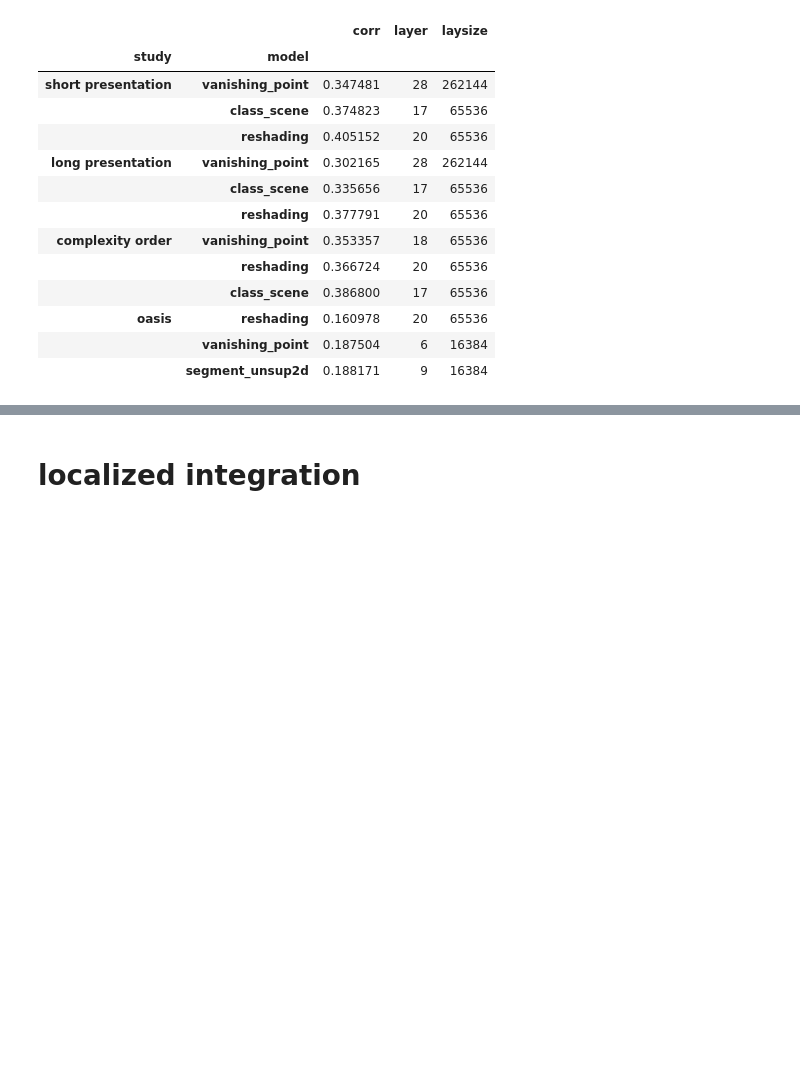
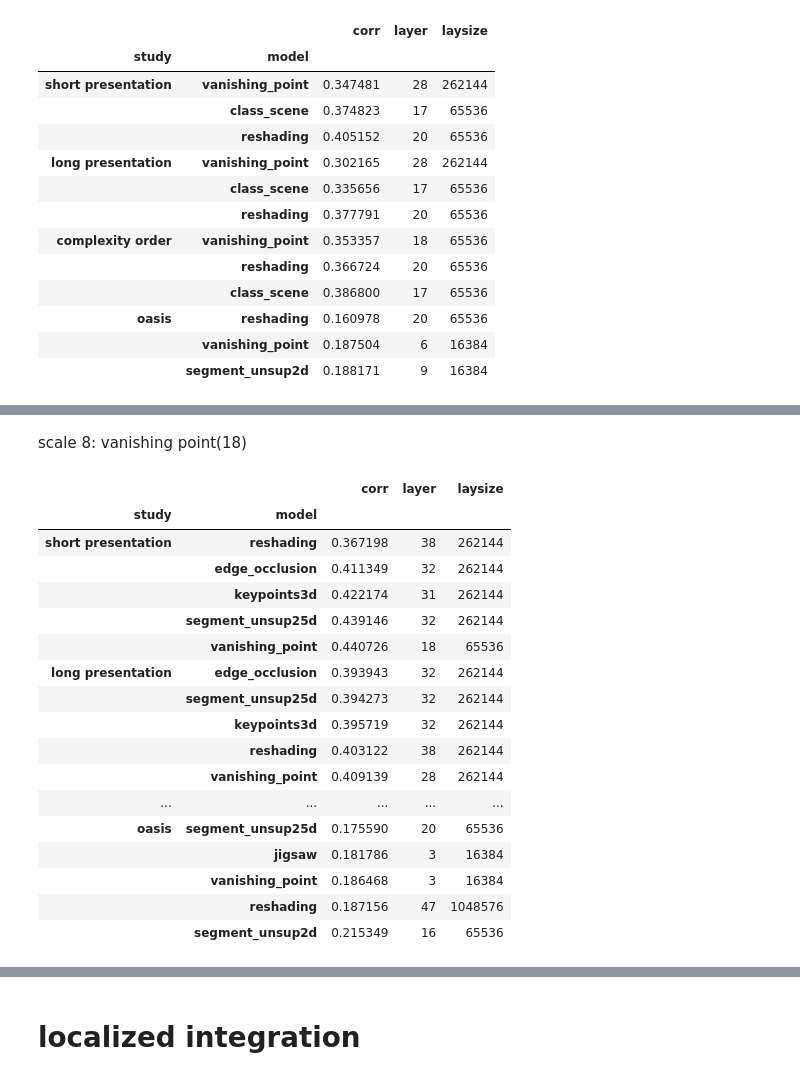
Before and after one commit to toniklenk/analysis-taskonomy, a Jupyter notebook: scripts/spatialintegration.ipynb, the cells around one changed output, grey strips where cells are left out. Cells and saved outputs as stored; diff of their text form; code cells hidden in the pictures; blank space fills up the shorter version.

```diff
--- a/scripts/spatialintegration.ipynb
+++ b/scripts/spatialintegration.ipynb
@@ -122,0 +143,25 @@ bestlayers.loc[("scale2", slice(None), slice(None))].groupby("study").apply(
+# %% [markdown]
+scale 8: vanishing point(18)
+# %%
+bestlayers.loc[("scale8", slice(None), slice(None))].groupby("study").apply(
+    lambda df: df.sort_values("corr")
+).droplevel(0).loc[list(_studies)].groupby("study").tail(5)
+# %% [output]
+|  |  | corr | layer | laysize |
+| study | model |  |  |  |
+| short presentation | reshading | 0.367198 | 38 | 262144 |
+|  | edge_occlusion | 0.411349 | 32 | 262144 |
+|  | keypoints3d | 0.422174 | 31 | 262144 |
+|  | segment_unsup25d | 0.439146 | 32 | 262144 |
+|  | vanishing_point | 0.440726 | 18 | 65536 |
+| long presentation | edge_occlusion | 0.393943 | 32 | 262144 |
+|  | segment_unsup25d | 0.394273 | 32 | 262144 |
+|  | keypoints3d | 0.395719 | 32 | 262144 |
+|  | reshading | 0.403122 | 38 | 262144 |
+|  | vanishing_point | 0.409139 | 28 | 262144 |
+| ... | ... | ... | ... | ... |
+| oasis | segment_unsup25d | 0.175590 | 20 | 65536 |
+|  | jigsaw | 0.181786 | 3 | 16384 |
+|  | vanishing_point | 0.186468 | 3 | 16384 |
+|  | reshading | 0.187156 | 47 | 1048576 |
+|  | segment_unsup2d | 0.215349 | 16 | 65536 |
```
Also changed, not shown: parts of 43 cells of this notebook, 10 other files.
